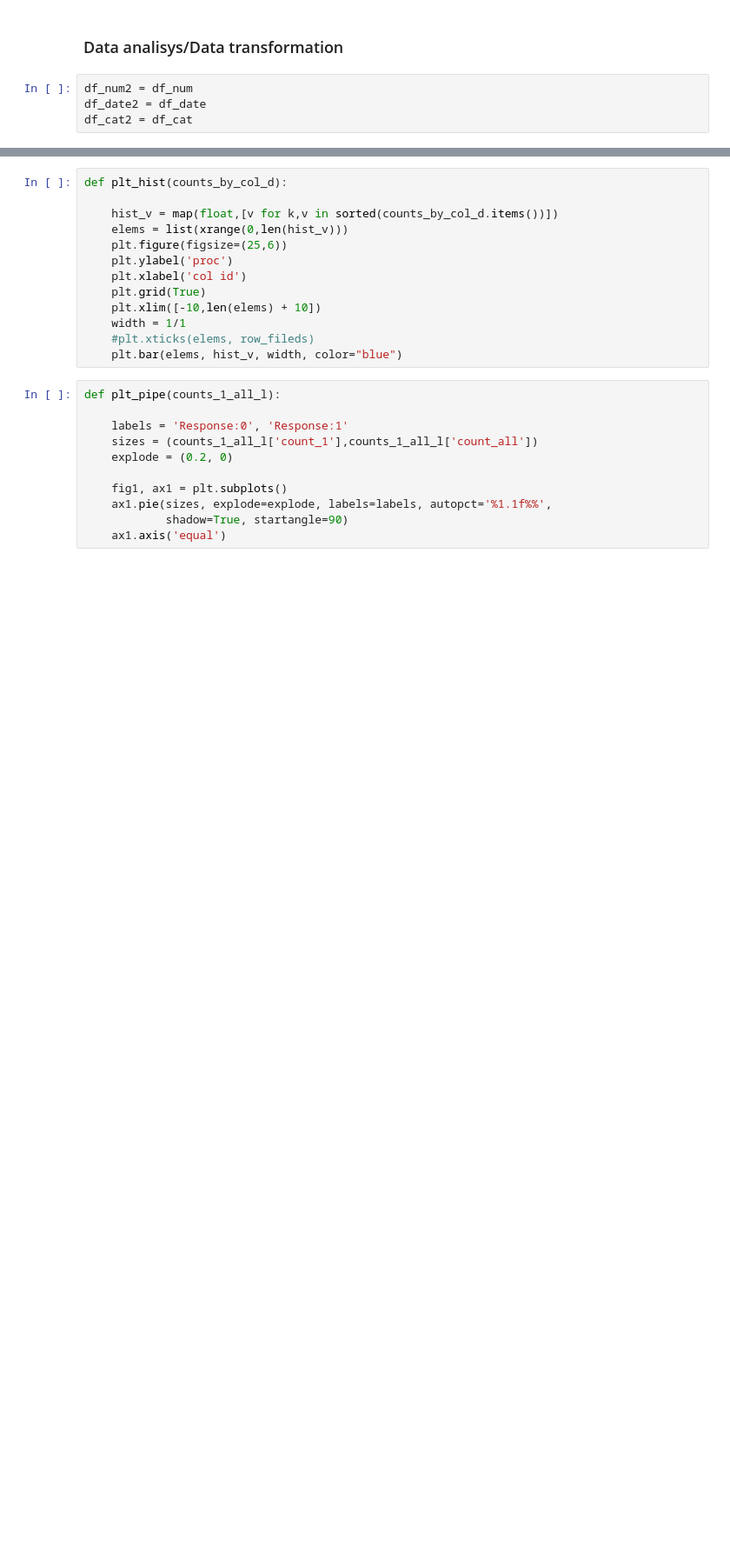
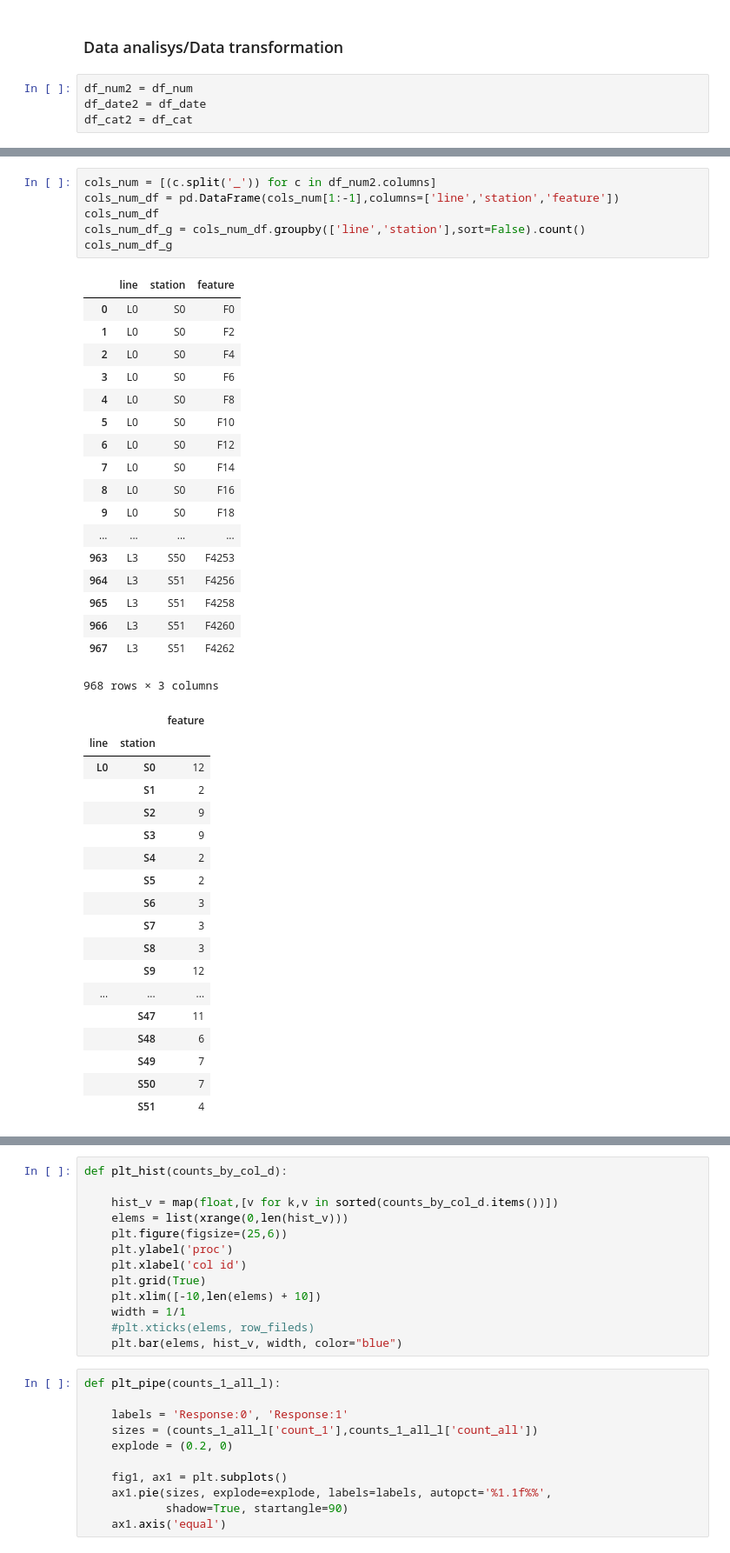
Before and after one commit to EvgeniyPrudnikov/Magistracy, a Jupyter notebook: Diploma/python/main.ipynb, the cells around one changed output, grey strips where cells are left out. Shown at 87% size. Cells and saved outputs as stored; diff of their text form; blank space fills up the shorter version.

```diff
--- a/Diploma/python/main.ipynb
+++ b/Diploma/python/main.ipynb
@@ -74,0 +187,43 @@ df_cat2 = df_cat
+# %%
+cols_num = [(c.split('_')) for c in df_num2.columns]
+cols_num_df = pd.DataFrame(cols_num[1:-1],columns=['line','station','feature'])
+cols_num_df
+cols_num_df_g = cols_num_df.groupby(['line','station'],sort=False).count()
+cols_num_df_g
+# %% [output]
+|  | line | station | feature |
+| 0 | L0 | S0 | F0 |
+| 1 | L0 | S0 | F2 |
+| 2 | L0 | S0 | F4 |
+| 3 | L0 | S0 | F6 |
+| 4 | L0 | S0 | F8 |
+| 5 | L0 | S0 | F10 |
+| 6 | L0 | S0 | F12 |
+| 7 | L0 | S0 | F14 |
+| 8 | L0 | S0 | F16 |
+| 9 | L0 | S0 | F18 |
+| ... | ... | ... | ... |
+| 963 | L3 | S50 | F4253 |
+| 964 | L3 | S51 | F4256 |
+| 965 | L3 | S51 | F4258 |
+| 966 | L3 | S51 | F4260 |
+| 967 | L3 | S51 | F4262 |
+968 rows × 3 columns
+|  |  | feature |
+| line | station |  |
+| L0 | S0 | 12 |
+|  | S1 | 2 |
+|  | S2 | 9 |
+|  | S3 | 9 |
+|  | S4 | 2 |
+|  | S5 | 2 |
+|  | S6 | 3 |
+|  | S7 | 3 |
+|  | S8 | 3 |
+|  | S9 | 12 |
+| ... | ... | ... |
+|  | S47 | 11 |
+|  | S48 | 6 |
+|  | S49 | 7 |
+|  | S50 | 7 |
+|  | S51 | 4 |
```
Also changed, not shown: parts of 13 cells of this notebook, 2 other files.
